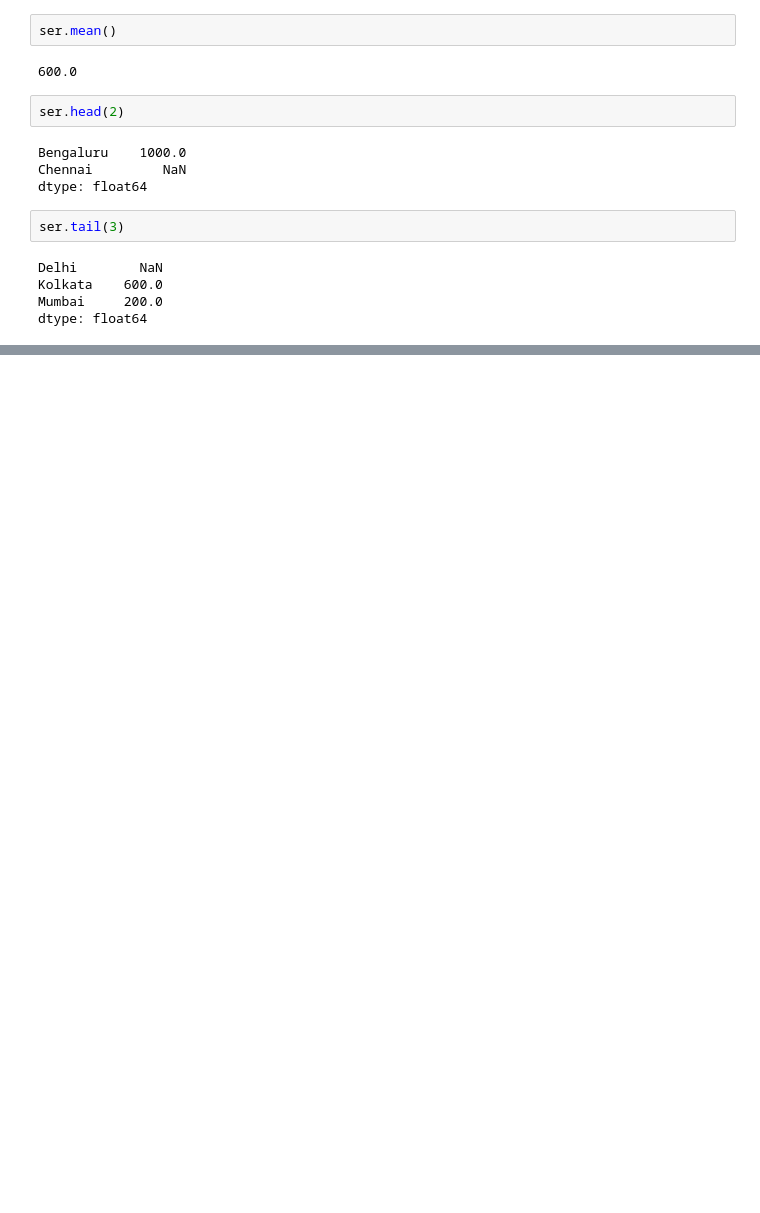
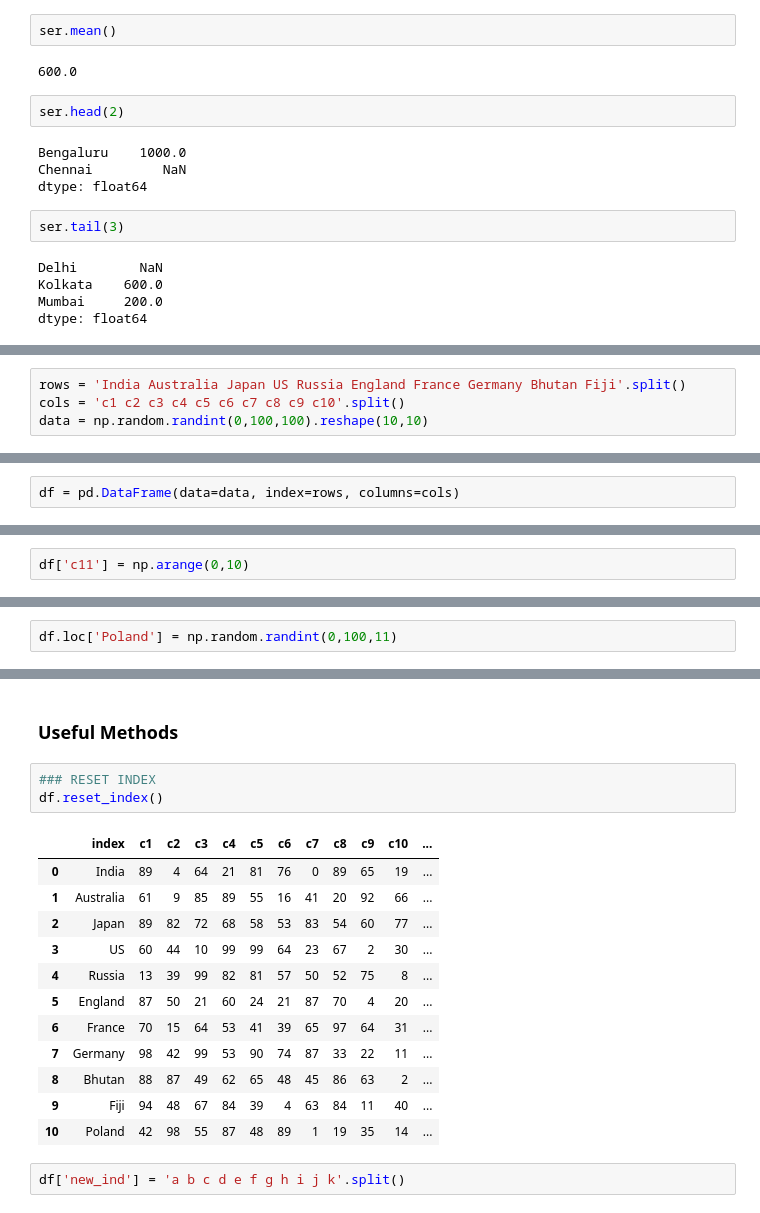
Before and after one commit to rishabhtiwari2048/data-science, a Jupyter notebook: Pandas Essentials.ipynb, the cells around one changed output, grey strips where cells are left out. Cells and saved outputs as stored; diff of their text form; blank space fills up the shorter version.

Commit message:
Completed Basics of dataframes

```diff
--- a/Pandas Essentials.ipynb
+++ b/Pandas Essentials.ipynb
@@ -256,0 +261,4 @@ dtype: float64
+# %%
+rows = 'India Australia Japan US Russia England France Germany Bhutan Fiji'.split()
+cols = 'c1 c2 c3 c4 c5 c6 c7 c8 c9 c10'.split()
+data = np.random.randint(0,100,100).reshape(10,10)
@@ -256,0 +295,2 @@ dtype: float64
+# %%
+df = pd.DataFrame(data=data, index=rows, columns=cols)
@@ -256,0 +405,2 @@ dtype: float64
+# %%
+df['c11'] = np.arange(0,10)
@@ -256,0 +423,2 @@ dtype: float64
+# %%
+df.loc['Poland'] = np.random.randint(0,100,11)
@@ -256,0 +539,20 @@ dtype: float64
+# %% [markdown]
+### Useful Methods
+# %%
+### RESET INDEX
+df.reset_index()
+# %% [output]
+|  | index | c1 | c2 | c3 | c4 | c5 | c6 | c7 | c8 | c9 | c10 | ... |
+| 0 | India | 89 | 4 | 64 | 21 | 81 | 76 | 0 | 89 | 65 | 19 | ... |
+| 1 | Australia | 61 | 9 | 85 | 89 | 55 | 16 | 41 | 20 | 92 | 66 | ... |
+| 2 | Japan | 89 | 82 | 72 | 68 | 58 | 53 | 83 | 54 | 60 | 77 | ... |
+| 3 | US | 60 | 44 | 10 | 99 | 99 | 64 | 23 | 67 | 2 | 30 | ... |
+| 4 | Russia | 13 | 39 | 99 | 82 | 81 | 57 | 50 | 52 | 75 | 8 | ... |
+| 5 | England | 87 | 50 | 21 | 60 | 24 | 21 | 87 | 70 | 4 | 20 | ... |
+| 6 | France | 70 | 15 | 64 | 53 | 41 | 39 | 65 | 97 | 64 | 31 | ... |
+| 7 | Germany | 98 | 42 | 99 | 53 | 90 | 74 | 87 | 33 | 22 | 11 | ... |
+| 8 | Bhutan | 88 | 87 | 49 | 62 | 65 | 48 | 45 | 86 | 63 | 2 | ... |
+| 9 | Fiji | 94 | 48 | 67 | 84 | 39 | 4 | 63 | 84 | 11 | 40 | ... |
+| 10 | Poland | 42 | 98 | 55 | 87 | 48 | 89 | 1 | 19 | 35 | 14 | ... |
+# %%
+df['new_ind'] = 'a b c d e f g h i j k'.split()
```
Also changed, not shown: parts of 34 cells of this notebook.
